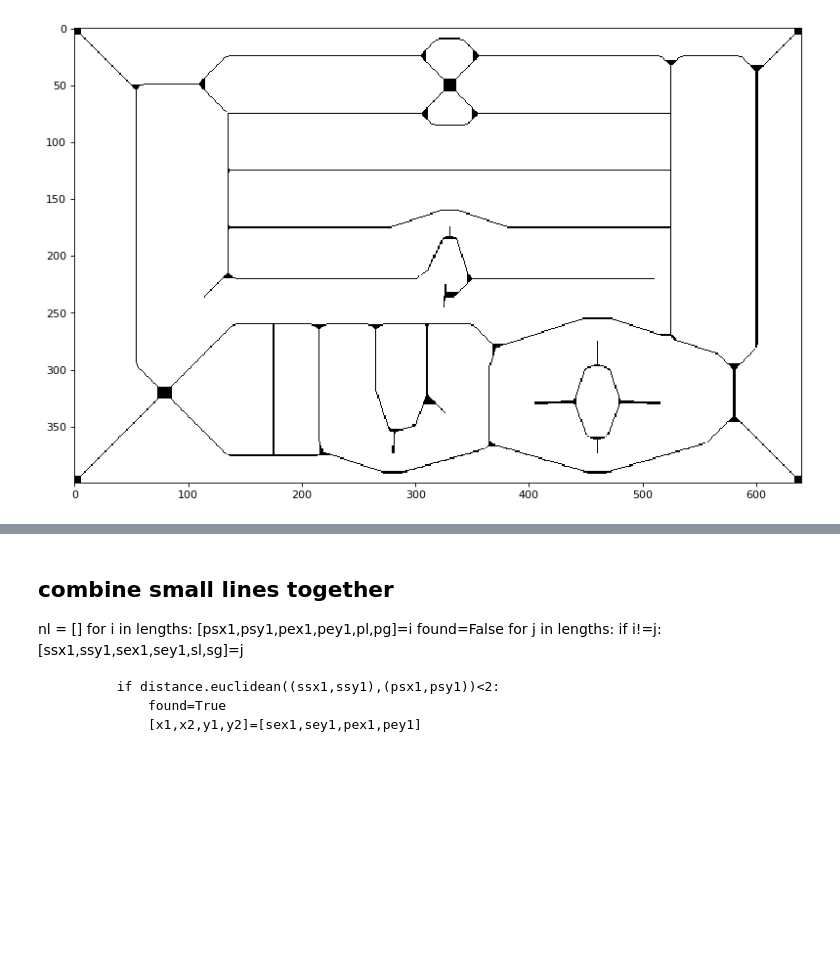
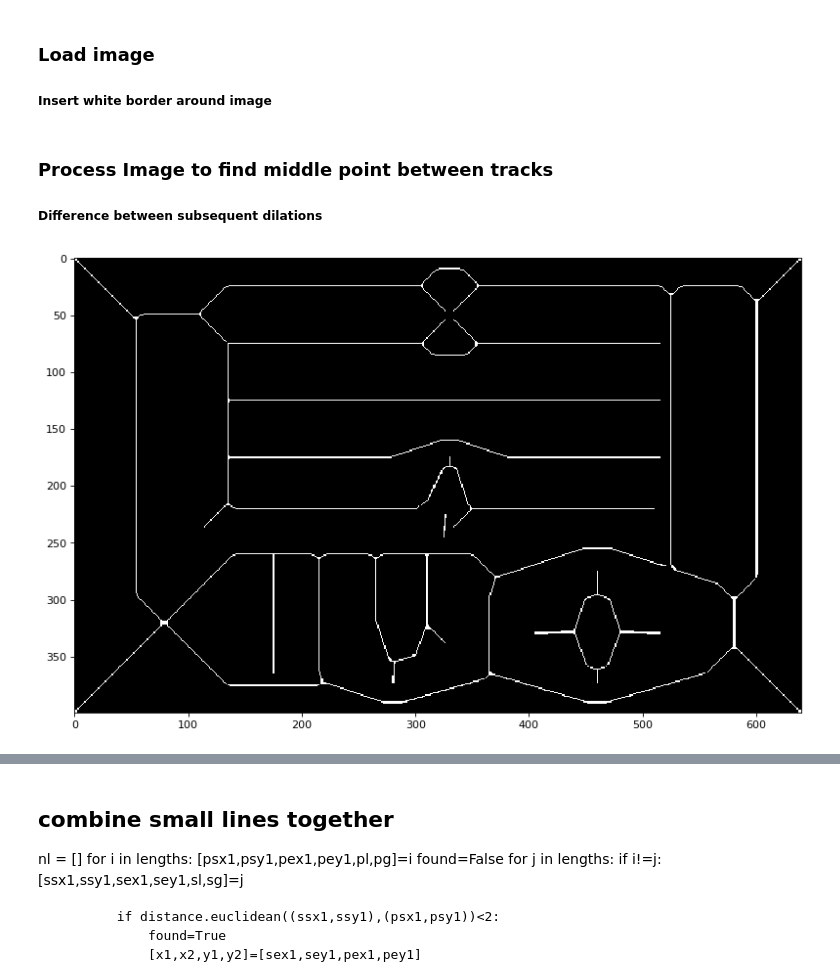
Before and after one commit to micsche/kicad-laser-min, a Jupyter notebook: rtrack.ipynb, the cells around one changed output, grey strips where cells are left out. Cells and saved outputs as stored; diff of their text form; code cells hidden in the pictures; blank space fills up the shorter version.

```diff
--- a/rtrack.ipynb
+++ b/rtrack.ipynb
@@ -21,6 +21,10 @@ def random_color():
 img = []
 img4 = []
 img_orig = []
+# %% [markdown]
+### Load image
+
+##### Insert white border around image
 # %%
 img = cv2.imread("map.png", cv2.IMREAD_GRAYSCALE);
 backtorgb = cv2.cvtColor(img,cv2.COLOR_GRAY2RGB);
@@ -40,5 +42,8 @@ image_data = np.stack((backtorgb[:,:,0],backtorgb[:,:,1],backtorgb[:,:,2]), axis
+# %% [markdown]
+### Process Image to find middle point between tracks
+
+##### Difference between subsequent dilations
 # %%
-#canvas
 difftmp = np.array([[1,1,1],[1,0,1],[1,1,1]])
 kernel = np.ones((3,3),np.uint8)
 img4 = np.zeros_like(img)*0
@@ -49,24 +54,23 @@ while clas == True:
     if np.sum(img3)==0:
         break
 
+    ### Calculate number of white pixels around this pixel
     img4 = img4+(signal.convolve2d(img3,difftmp, boundary='symm', mode='same')/255>4)*255
 
-    img3 = img2-img
     image_data = np.stack((img3+img4,img3+img_orig,img3), axis=2)
-    #canvas.put_image_data(image_data,0,0)
-    #canvas
     img = img2.copy()
 image_data = np.stack((img4,img4+img3,img4), axis=2)
 # %%
 dst = image_data.copy()
 
 kernel = np.ones((3,3),np.uint8)
-img5 = cv2.dilate(img4,kernel,iterations = 5)
-img5 = cv2.erode(img5,kernel,iterations = 5)
-img5 = (255-img5).astype(np.uint8)
+img5 = cv2.dilate(img4,kernel,iterations = 1)
+img5 = cv2.morphologyEx(img5, cv2.MORPH_CLOSE, kernel)
+img4 = cv2.erode(img5,kernel,iterations = 1)
+
 
 figure(num=None, figsize=(12, 10), dpi=80, facecolor='w', edgecolor='k')
-plt.imshow(img5, cmap='gray', vmin=0, vmax=255)
+plt.imshow(img4, cmap='gray', vmin=0, vmax=255)
 plt.show()
 # %% [output]
-[figure, old version]
+[figure, new version]
```
Also changed, not shown: parts of 12 cells of this notebook.
